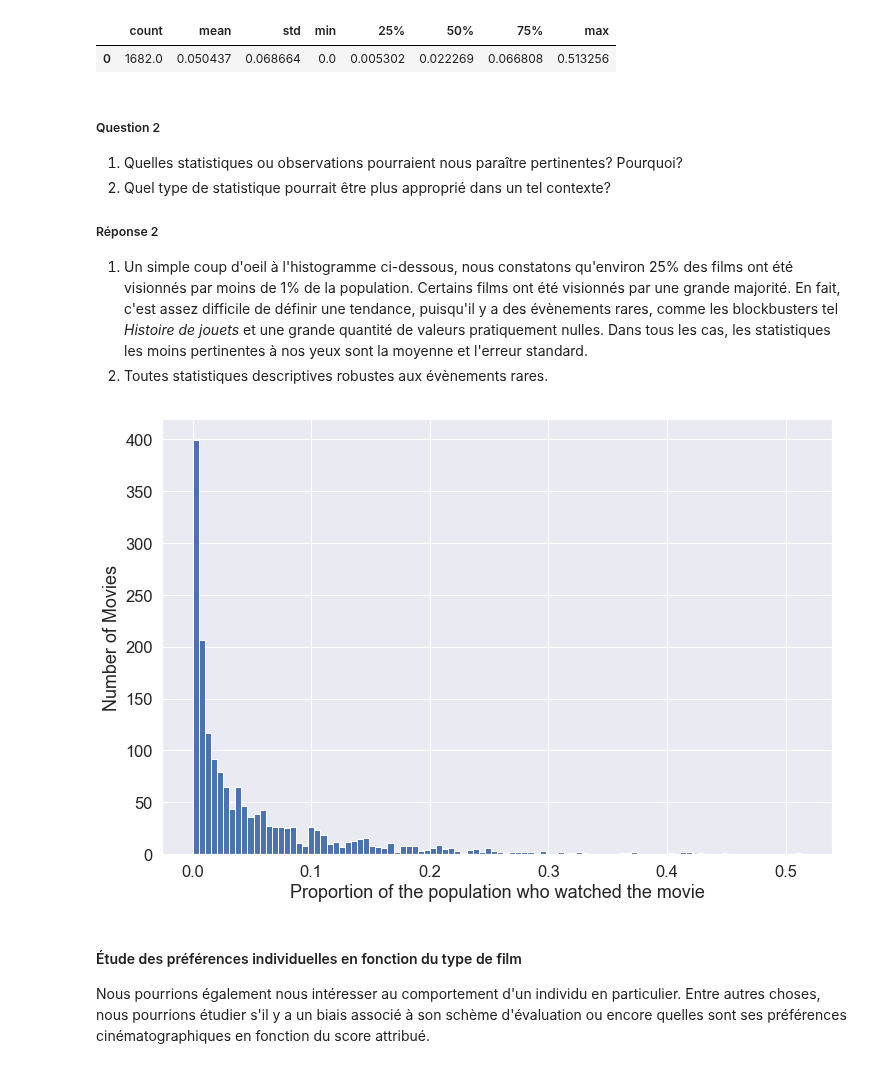
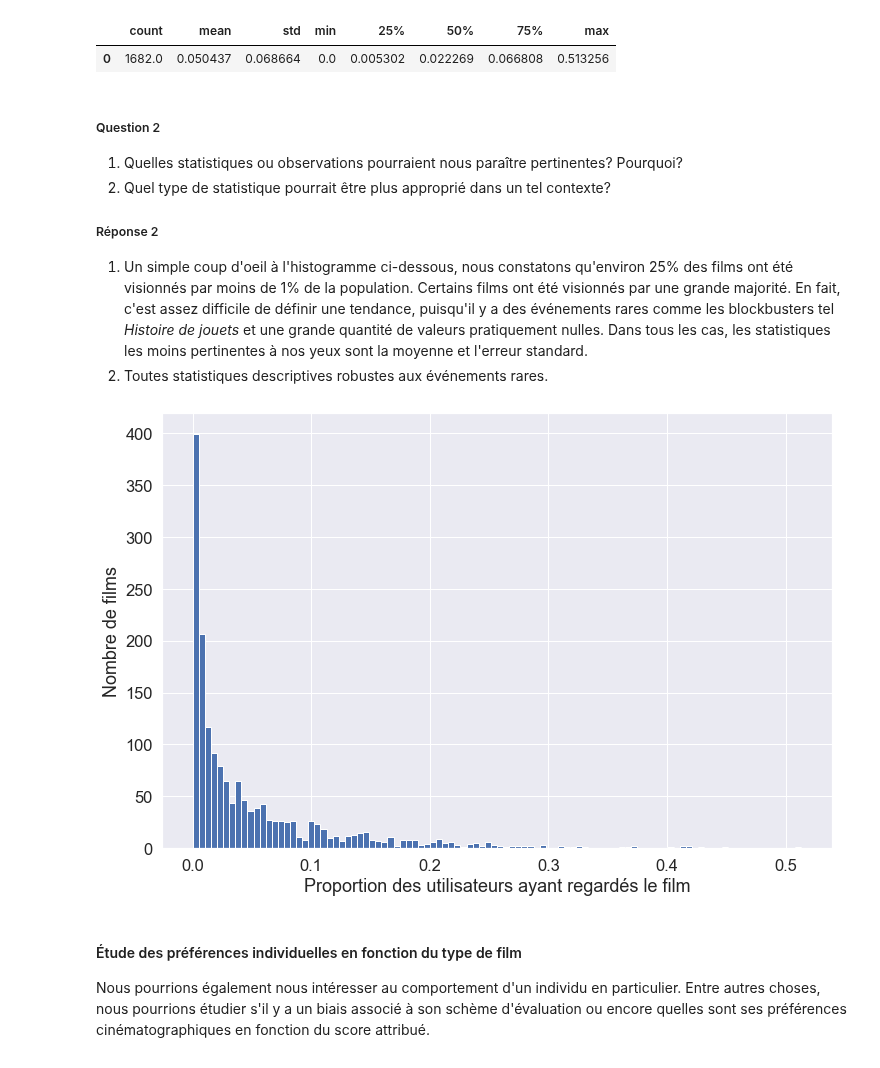
Before and after one commit to lcharlin/80-629, a Jupyter notebook: week11-RecommenderSystems/Tutoriel-FR/SRMF - Réponses.ipynb, the cells around one changed output. Saved outputs shown, nothing was run; the diff lists cells and outputs as text; code cells hidden in the pictures.

```diff
--- a/week11-RecommenderSystems/Tutoriel-FR/SRMF - Réponses.ipynb
+++ b/week11-RecommenderSystems/Tutoriel-FR/SRMF - Réponses.ipynb
@@ -143,17 +146,21 @@ utl.barplot(attributes, scores, 'Emploi', 'Pourcentage (%)', "Emploi des utilisa
 
 De la même façon, nous allons traiter et explorer les données associées aux films. Pour chacun d'eux, nous disposons du titre, de la date de sortie en Amérique du Nord, de même que les genres auxquels il est associé.
 # %%
-movies = pd.read_csv(os.path.join(DATA_DIR, 'u.item'), sep='|', header=None, engine='python', encoding='latin-1')
+movies = pd.read_csv(os.path.join(DATA_DIR, 'u.item'), sep='|',
+                     header=None, engine='python', encoding='latin-1')
 
 # Number of movies
 nb_movies = len(movies)
 
 # Genres
 movies_genre = np.matrix(movies.loc[:, 5:])
-movies_genre_name = np.array(pd.read_csv(os.path.join(DATA_DIR, 'u.genre'), sep='|', header=None, engine='python', encoding='latin-1').loc[:, 0])
+movies_genre_name = np.array(pd.read_csv(os.path.join(DATA_DIR, 'u.genre'), sep='|',
+                                         header=None, engine='python',
+                                         encoding='latin-1').loc[:, 0])
 
 # Quick overview
-movies.columns = ['Index', 'Title', 'Release', 'The Not a Number column', 'Imdb'] + movies_genre_name.tolist()
+movies.columns = ['Index', 'Title', 'Release', 'The Not a Number column', 'Imdb'] +
+                  movies_genre_name.tolist()
 movies.head()
 # %% [output]
 |  | Index | Title | Release | The Not a Number column | Imdb | unknown | Action | Adventure | Animation | ... |
@@ -179,8 +188,10 @@ La base de données comportant les évaluations des films effectuées par les us
 
 Pour des raisons pratiques, nous convertissons la base de données sous la forme d'une liste grâce à la fonction maison `convert`.
 # %%
-training_set = np.array(pd.read_csv(os.path.join(DATA_DIR, 'u1.base'), delimiter='\t'), dtype='int')
-testing_set = np.array(pd.read_csv(os.path.join(DATA_DIR, 'u1.test'), delimiter='\t'), dtype='int')
+training_set = np.array(pd.read_csv(os.path.join(DATA_DIR, 'u1.base'), delimiter='\t'),
+                        dtype='int')
+testing_set = np.array(pd.read_csv(os.path.join(DATA_DIR, 'u1.test'), delimiter='\t'),
+                       dtype='int')
 
 train_set = utl.convert(training_set, nb_users, nb_movies)
 test_set = utl.convert(testing_set, nb_users, nb_movies)
@@ -233,14 +244,14 @@ pd.DataFrame(movie_frequency).describe().T
 
 ##### Réponse 2
 
-1. Un simple coup d'oeil à l'histogramme ci-dessous, nous constatons qu'environ 25% des films ont été visionnés par moins de 1% de la population. Certains films ont été visionnés par une grande majorité. En fait, c'est assez difficile de définir une tendance, puisqu'il y a des évènements rares, comme les blockbusters tel <i>Histoire de jouets</i> et une grande quantité de valeurs pratiquement nulles. Dans tous les cas, les statistiques les moins pertinentes à nos yeux sont la moyenne et l'erreur standard.
-2. Toutes statistiques descriptives robustes aux évènements rares.
+1. Un simple coup d'oeil à l'histogramme ci-dessous, nous constatons qu'environ 25% des films ont été visionnés par moins de 1% de la population. Certains films ont été visionnés par une grande majorité. En fait, c'est assez difficile de définir une tendance, puisqu'il y a des événements rares comme les blockbusters tel <i>Histoire de jouets</i> et une grande quantité de valeurs pratiquement nulles. Dans tous les cas, les statistiques les moins pertinentes à nos yeux sont la moyenne et l'erreur standard.
+2. Toutes statistiques descriptives robustes aux événements rares.
 # %%
-plt.xlabel('Proportion des utilisateurs ayant regardées le film')
+plt.xlabel('Proportion des utilisateurs ayant regardés le film')
 plt.ylabel('Nombre de films')
 plt.hist(movie_frequency, 100);
 # %% [output]
-[figure, old version]
+[figure, new version]
 # %% [markdown]
 #### Étude des préférences individuelles en fonction du type de film
 
```
Also changed, not shown: parts of 32 cells of this notebook, 1 other file.
